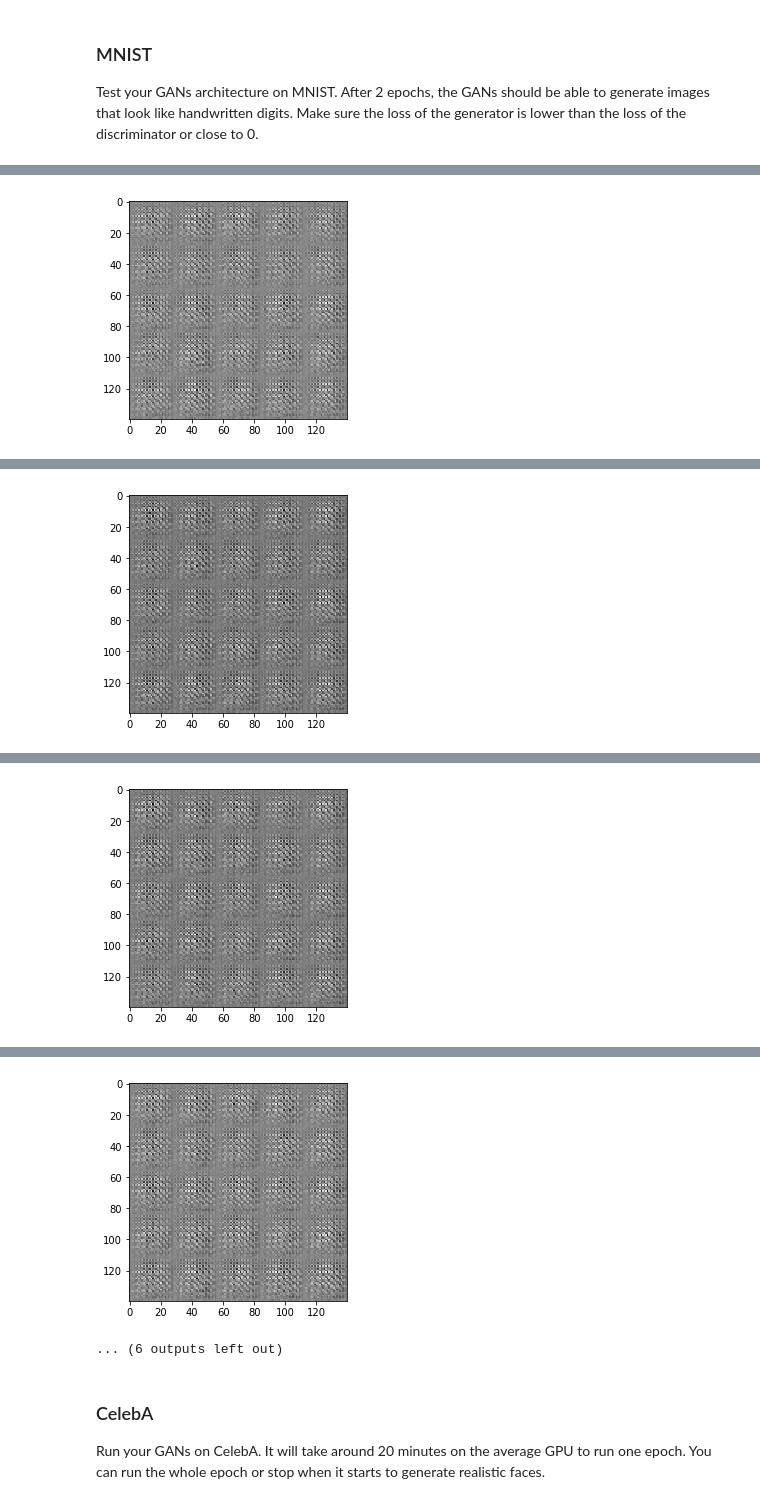
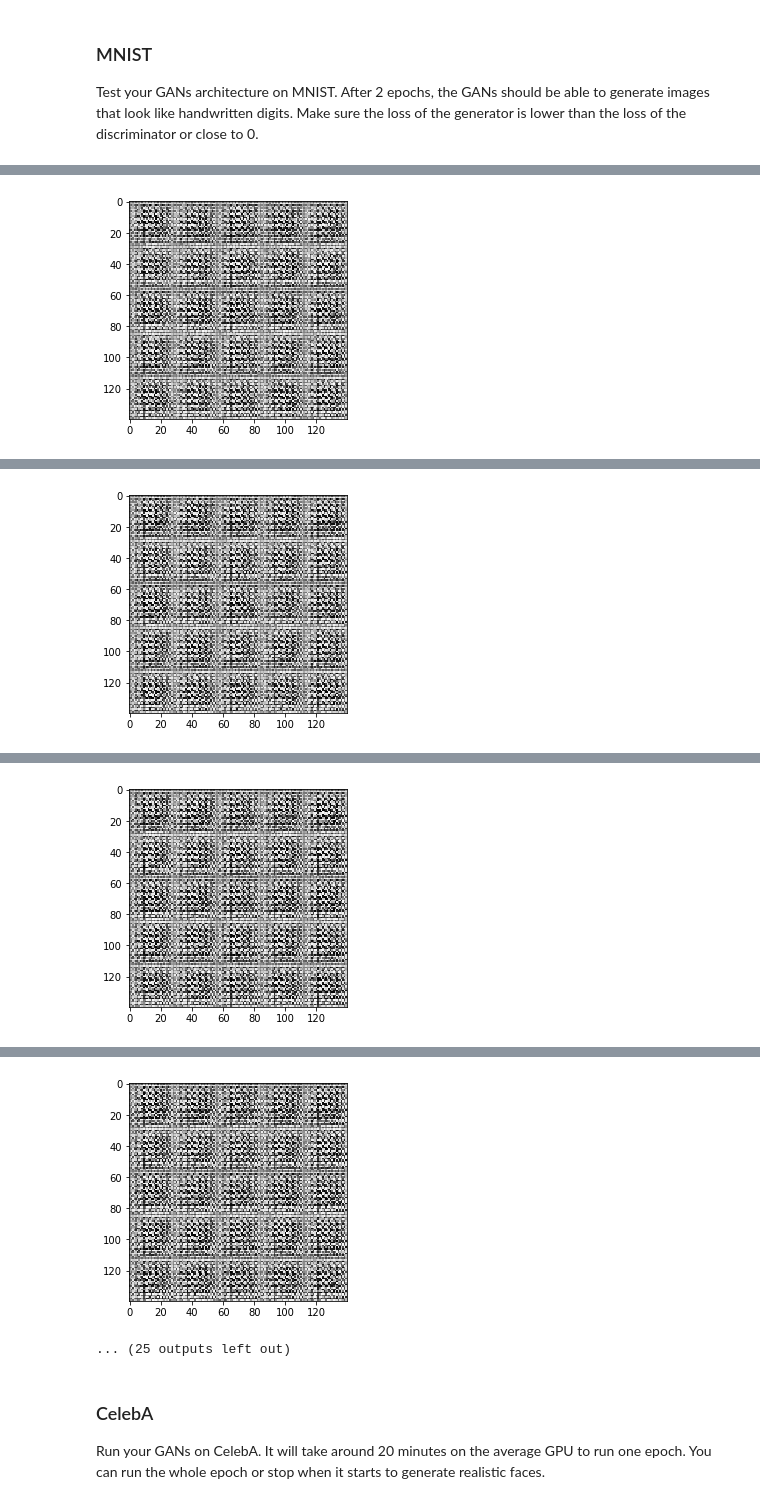
Before and after one commit to sokabayashi/deep-learning, a Jupyter notebook: face_generation/dlnd_face_generation.ipynb, the cells around one changed output, grey strips where cells are left out. Drawn from its saved outputs; the diff is of its cells as text; code cells hidden in the pictures.

Commit message:
incorporate some reviewer suggestions.  but getting 0 generator loss

```diff
--- a/face_generation/dlnd_face_generation.ipynb
+++ b/face_generation/dlnd_face_generation.ipynb
@@ -124,7 +124,7 @@ def model_inputs(image_width, image_height, image_channels, z_dim):
     # generator
     inputs_z    = tf.placeholder(tf.float32, (None, z_dim), name='input_z')
 
-    lr          = tf.placeholder(tf.float32, shape=(),      name='learning_rate')
+    lr          = tf.placeholder(tf.float32, shape=(),      name='lr')
 
     return inputs_real, inputs_z, lr
 
@@ -313,9 +313,10 @@ def model_loss(input_real, input_z, out_channel_dim):
     d_model_real, d_logits_real = discriminator(input_real, reuse=False)
     d_model_fake, d_logits_fake = discriminator(g_model,    reuse=True)
 
+    # add some smoothing
     d_loss_real = tf.reduce_mean(
                 tf.nn.sigmoid_cross_entropy_with_logits(logits=d_logits_real,
-                                                       labels=tf.ones_like(d_model_real)))
+                                                       labels=tf.ones_like(d_model_real)*0.9))
     d_loss_fake = tf.reduce_mean(
                 tf.nn.sigmoid_cross_entropy_with_logits(logits=d_logits_fake,
                                                        labels=tf.ones_like(d_model_fake)))
@@ -368,8 +369,10 @@ def model_opt(d_loss, g_loss, learning_rate, beta1):
     g_vars = [var for var in t_vars if var.name.startswith('generator')]
     d_vars = [var for var in t_vars if var.name.startswith('discriminator')]
 
-    d_train_opt = tf.train.AdamOptimizer(learning_rate).minimize(d_loss, var_list=d_vars)
-    g_train_opt = tf.train.AdamOptimizer(learning_rate).minimize(g_loss, var_list=g_vars)
+    # per reviewer, add control_dependencies
+    with tf.control_dependencies(tf.get_collection(tf.GraphKeys.UPDATE_OPS)):
+        d_train_opt = tf.train.AdamOptimizer(learning_rate, beta1=beta1).minimize(d_loss, var_list=d_vars)
+        g_train_opt = tf.train.AdamOptimizer(learning_rate, beta1=beta1).minimize(g_loss, var_list=g_vars)
 
     return d_train_opt, g_train_opt
 
@@ -434,14 +437,12 @@ def train(epoch_count, batch_size, z_dim, learning_rate, beta1, get_batches, dat
     """
     # TODO: Build Model
     show_every = 100
-    print_every = 100
+    print_every = 10
     n_images = 25
     #image_channels = 3 if data_image_mode == 'RGB' else 1
     image_width    = data_shape[1]
     image_height   = data_shape[2]
     image_channels = data_shape[3]
-
-    # sample_z = np.random.uniform(-1, 1, size=(72, z_dim))
 
     input_real, input_z, lr = model_inputs(
                                             image_width, image_height,
@@ -477,10 +478,17 @@ def train(epoch_count, batch_size, z_dim, learning_rate, beta1, get_batches, dat
                                     input_real: batch_images,
                                     input_z: batch_z,
                                     lr: learning_rate})
+                # run it again! per reviewer suggestion
+                _ = sess.run(g_train_opt,
+                             feed_dict={
+                                    input_real: batch_images,
+                                    input_z: batch_z,
+                                    lr: learning_rate})
 
                 if steps % print_every == 0:
-                    train_loss_d = d_loss.eval({input_z: batch_z, input_real: batch_images})
-                    train_loss_g = g_loss.eval({input_z: batch_z, input_real: batch_images})
+                    train_loss_d = d_loss.eval({input_z: batch_z, input_real: batch_images,
+                                               lr: learning_rate})
+                    train_loss_g = g_loss.eval({input_z: batch_z})
 
                     print("Epoch {}/{}...".format(epoch_i+1, epoch_count),
                           "Discriminator Loss: {:.4f}...".format(train_loss_d),
@@ -494,9 +502,9 @@ def train(epoch_count, batch_size, z_dim, learning_rate, beta1, get_batches, dat
 ### MNIST
 Test your GANs architecture on MNIST.  After 2 epochs, the GANs should be able to generate images that look like handwritten digits.  Make sure the loss of the generator is lower than the loss of the discriminator or close to 0.
 # %%
-batch_size = 128
+batch_size = 64
 z_dim = 100
-learning_rate = 0.0003
+learning_rate = 0.001
 beta1 = 0.5
 
 
@@ -547,2 +573,2 @@ g x3: [None, 14, 14, 28]
 g logit: [None, 28, 28, 1]
-[figure, old version]
+[figure, new version]
@@ -556,2 +591,2 @@ g x3: [None, 14, 14, 28]
 g logit: [None, 28, 28, 1]
-[figure, old version]
+[figure, new version]
@@ -565,2 +609,2 @@ g x3: [None, 14, 14, 28]
 g logit: [None, 28, 28, 1]
-[figure, old version]
+[figure, new version]
@@ -574,6 +627,6 @@ g x3: [None, 14, 14, 28]
 g logit: [None, 28, 28, 1]
-[figure, old version]
+[figure, new version]
-... (6 outputs left out)
+... (25 outputs left out)
 # %% [markdown]
 ### CelebA
 Run your GANs on CelebA.  It will take around 20 minutes on the average GPU to run one epoch.  You can run the whole epoch or stop when it starts to generate realistic faces.
```
Also changed, not shown: parts of 5 cells of this notebook.
